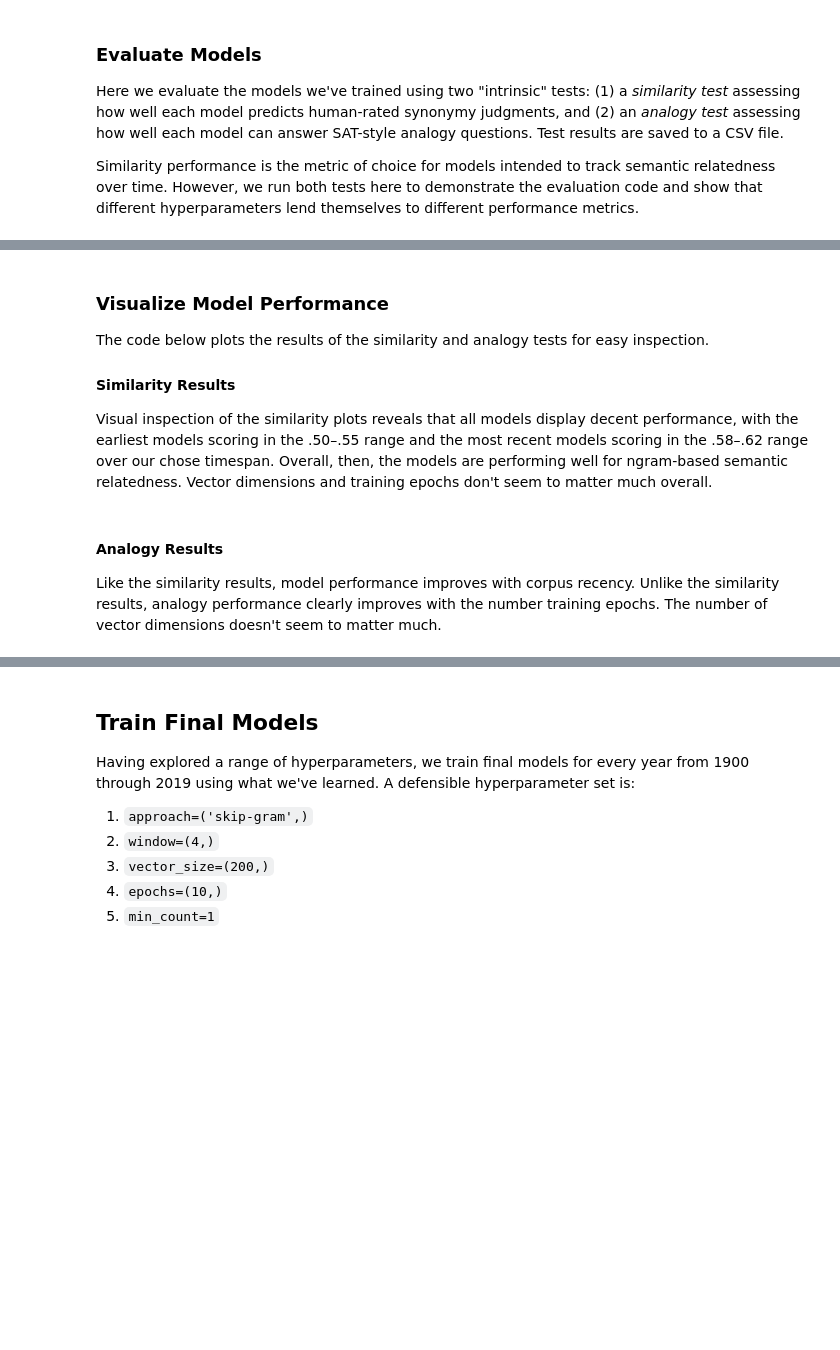
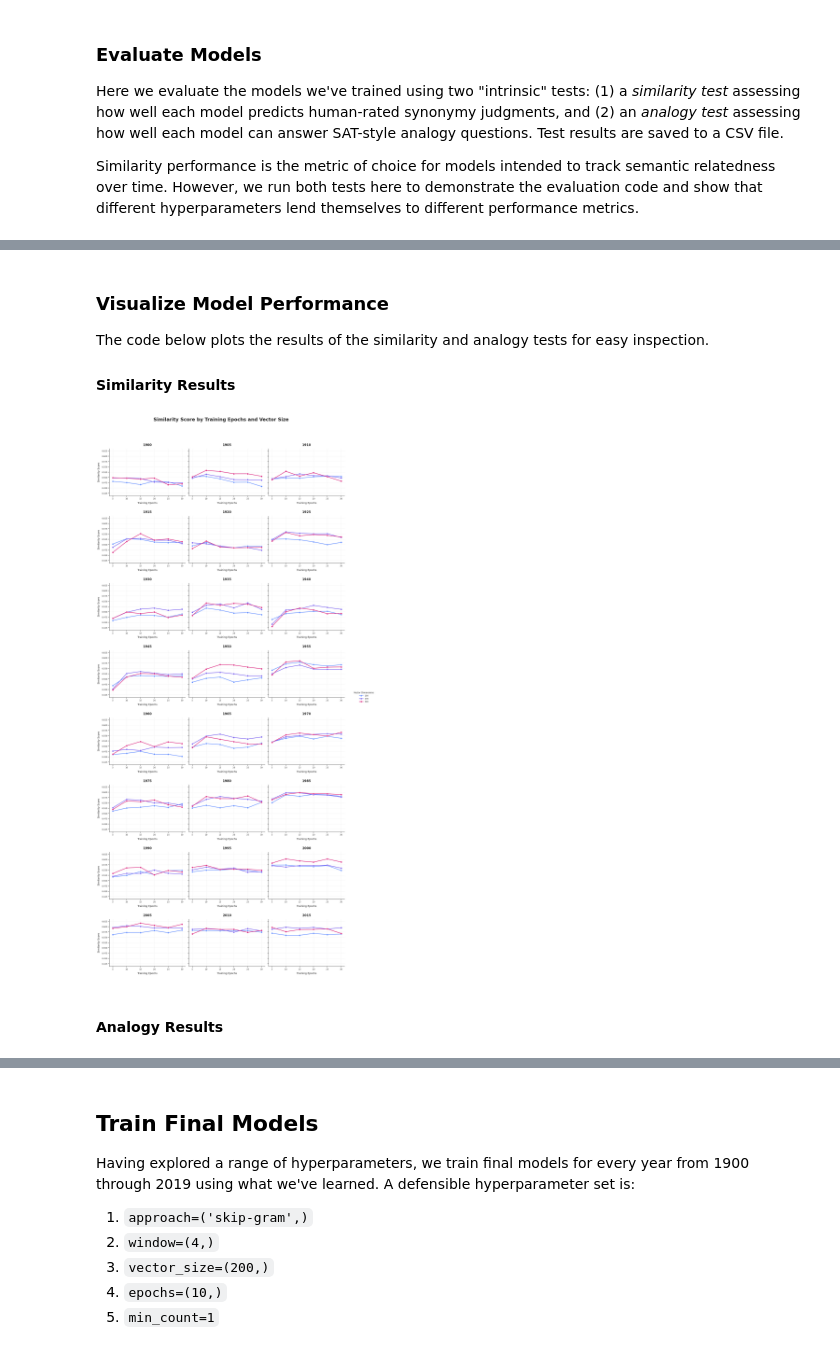
Before and after one commit to eric-d-knowles/lexichron, a Jupyter notebook: notebooks/training_workflow.ipynb, the cells around one changed output, grey strips where cells are left out. Drawn from its saved outputs; the diff is of its cells as text; code cells hidden in the pictures; blank space fills up the shorter version.

```diff
--- a/notebooks/training_workflow.ipynb
+++ b/notebooks/training_workflow.ipynb
@@ -109,27 +121,22 @@ evaluate_word2vec_models(
 ### Visualize Model Performance
 The code below plots the results of the similarity and analogy tests for easy inspection.
 #### Similarity Results
-Visual inspection of the similarity plots reveals that all models display decent performance, with the earliest models scoring in the .50–.55 range and the most recent models scoring in the .58–.62 range over our chose timespan. Overall, then, the models are performing well for ngram-based semantic relatedness. Vector dimensions and training epochs don't seem to matter much overall.
 # %%
-from pathlib import Path
-from ngramkit.ngram_acquire.db.build_path import build_db_path
-from ngramkit.ngram_train.word2vec.config import construct_model_path
-
-# Construct path to evaluation results
-base_path = Path(build_db_path(db_path_stub, size, release, language)).parent
-model_base = construct_model_path(str(base_path))
-eval_file = Path(model_base) / "evaluation_results_test.csv"
-
 plot_evaluation_results(
-    csv_file=str(eval_file),
+    ngram_size=size,
+    repo_release_id=release,
+    repo_corpus_id=language,
+    db_path_stub=db_path_stub,
+    dir_suffix='test',
     verbose=False,
     metric='similarity_score',
     x_vars=['epochs', 'vector_size'],
     panel_by='year',
     plot_type='line',
     plot_title='Similarity Score by Training Epochs and Vector Size'
 )
+# %% [output]
+[figure, added]
 # %% [markdown]
 #### Analogy Results
-Like the similarity results, model performance improves with corpus recency. Unlike the similarity results, analogy performance clearly improves with the number training epochs. The number of vector dimensions doesn't seem to matter much.
 # %%
```
Also changed, not shown: parts of 9 cells of this notebook, 3 other files.
